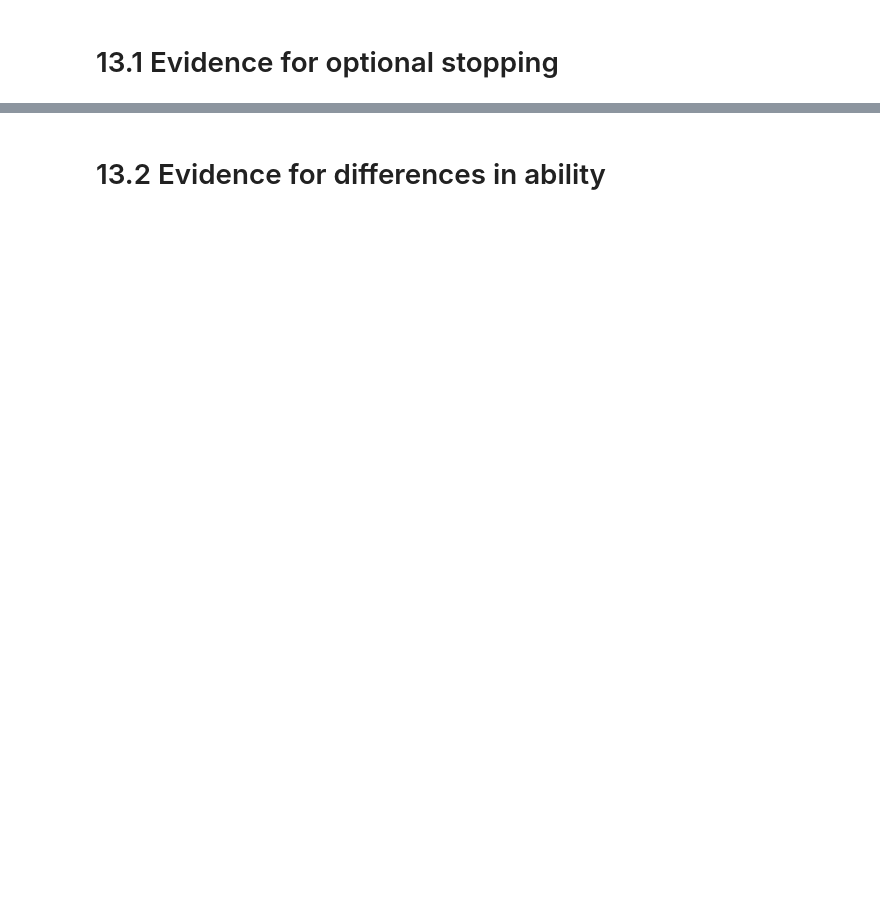
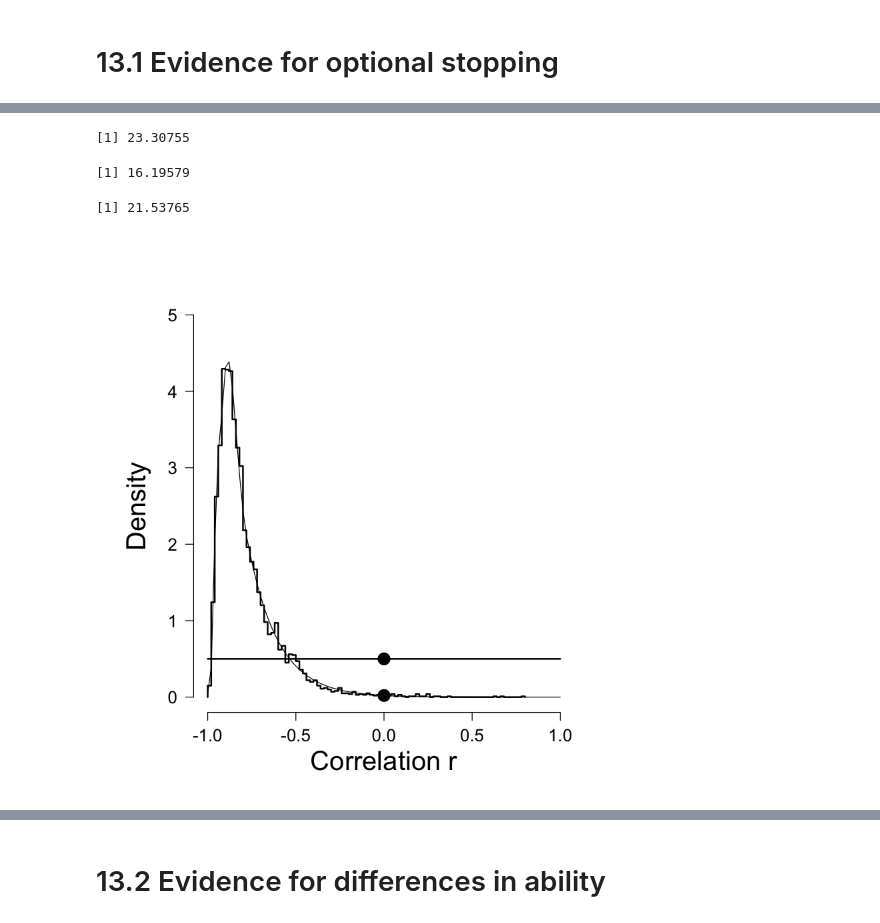
Before and after one commit to psygrammer/coco, a Jupyter notebook: part2/bayes/ch13/13_Extrasensory_perception.ipynb, the cells around one changed output, grey strips where cells are left out. Cells and saved outputs as stored; diff of their text form; code cells hidden in the pictures; blank space fills up the shorter version.

```diff
--- a/part2/bayes/ch13/13_Extrasensory_perception.ipynb
+++ b/part2/bayes/ch13/13_Extrasensory_perception.ipynb
@@ -17,0 +73,9 @@
+# %%
+# parameters to be monitored:
+parameters <- c("r", "mu", "sigma")
+# %%
+# The following command calls JAGS with specific options.
+# For a detailed description see the R2jags documentation.
+samples <- jags(data, inits=myinits, parameters,
+	 			textConnection(correlation_1_s), #model.file ="Correlation_1.txt",
+	 			n.chains=1, n.iter=5000, n.burnin=5, n.thin=1)
@@ -17,0 +90,9 @@
+# %%
+# Now the values for the monitored parameters are in the "samples" object,
+# ready for inspection.
+
+r <- samples$BUGSoutput$sims.list$r
+# %%
+#============ BFs based on logspline fit ===========================
+library(polspline) # this package can be installed from within R
+fit.posterior <- logspline(r)
@@ -18,3 +103,59 @@
+# %%
+posterior     <- dlogspline(0, fit.posterior) # this gives the pdf at point r = 0
+prior         <- .5                           # height of prior at r = 0
+BF10          <- prior/posterior
+BF10
+# 21.99
+# %% [output]
+[1] 23.30755
+# %%
+# Compare to approximation Jeffreys (1961), pp. 289-292:
+BF10.J.approx <- function(n, r)
+{
+  BF10 <- 1/(((2*n-1)/pi)^.5 * (1-r^2)^(.5*(n-3)))
+  return(BF10)
+}
+BF10.J.approx(n=length(N)-1, r=cor(N,E)) #16.20
+# %% [output]
+[1] 16.19579
+# %%
+# Compare to exact solution Jeffreys (numerical integration):
+BF10.J.exact <- function(n, r)
+{
+  integrand <- function(rho) {((1-rho^2)^(n/2)) / ((1-rho*r)^(n-.5))}
+  BF10      <- integrate(integrand, lower=-1, upper=1)$value/2
+  return(BF10)
+}
+BF10.J.exact(n=length(N)-1, r=cor(N,E)) #21.54
+#====================================================================
+# %% [output]
+[1] 21.53765
+# %%
+#============ Plot Prior and Posterior  ===========================
+par(cex.main = 1.5, mar = c(5, 6, 4, 5) + 0.1, mgp = c(3.5, 1, 0), cex.lab = 1.5,
+    font.lab = 2, cex.axis = 1.3, bty = "n", las=1)
+xlow  <- -1
+xhigh <- 1
+yhigh <- 5
+Nbreaks <- 80
+
+y <- hist(r, Nbreaks, plot=F)
+plot(c(y$breaks, max(y$breaks)), c(0,y$density,0), type="S", lwd=2, lty=1,
+     xlim=c(xlow,xhigh), ylim=c(0,yhigh), xlab=" ", ylab=" ", main = " ", axes=F)
+axis(1)
+axis(2)
+mtext("Correlation r", side=1, line = 2.8, cex=2)
+mtext("Density", side=2, line = 2.8, cex=2, las=0)
+#now bring in log spline density estimation:
+par(new=T)
+plot(fit.posterior, ylim=c(0,yhigh), xlim=c(xlow,xhigh), lty=1, lwd=1, axes=F)
+points(0, dlogspline(0, fit.posterior),pch=19, cex=2)
+# plot the prior:
+lines(c(-1,1),c(0.5,0.5),lwd=2)
+points(0, .5, pch=19, cex=2)
+###########################################################################
+# %% [output]
+[figure, added]
 # %% [markdown]
 <img src="figures/cap13.3.png" width=600 />
 # %% [markdown]
```
Also changed, not shown: parts of 52 cells of this notebook.
